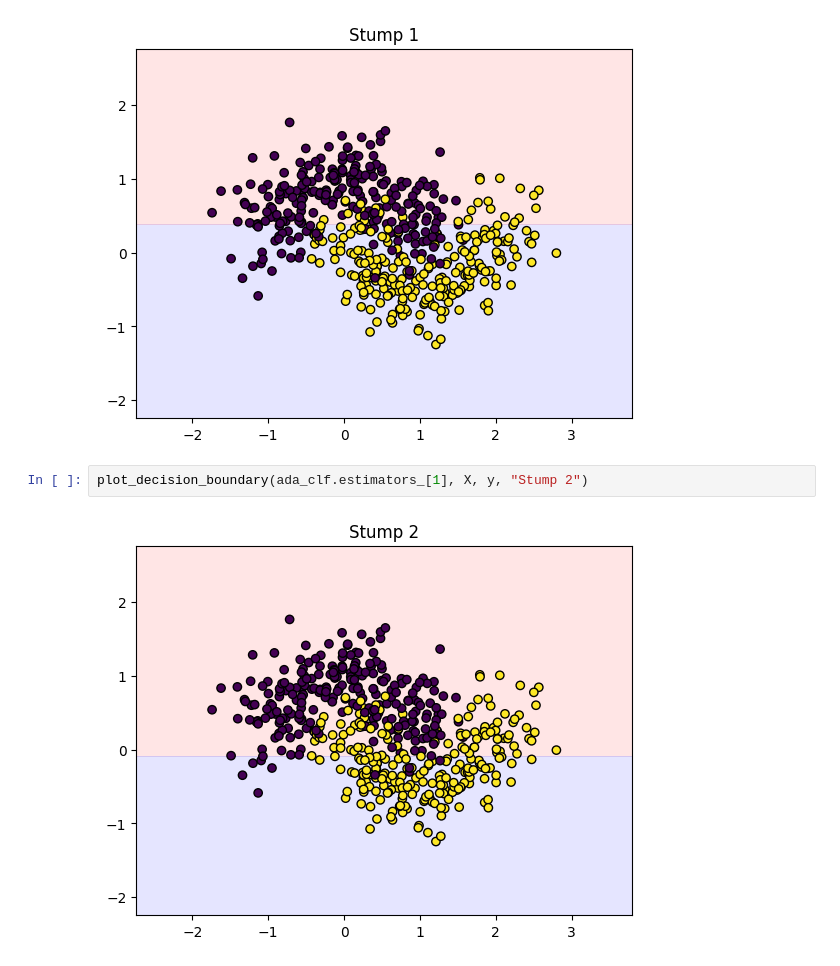
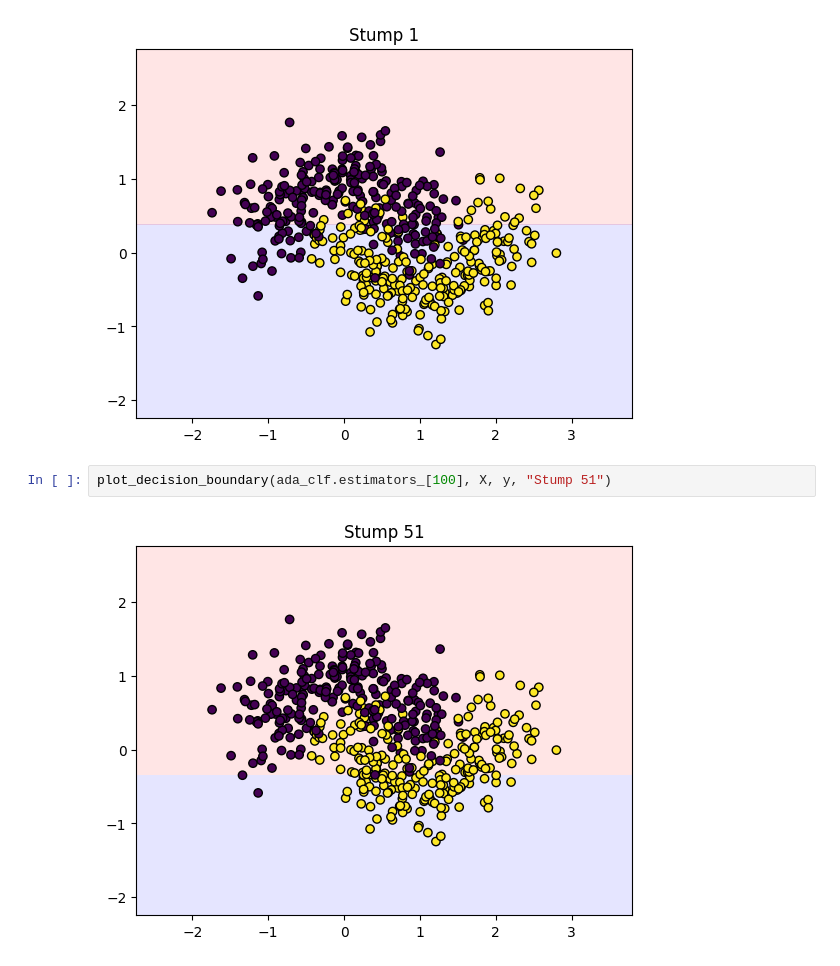
Before and after one commit to opendroid/ml, a Jupyter notebook: ensemble/ex02_ada_boost.ipynb, the cells around one changed output. Drawn from its saved outputs; the diff is of its cells as text.

```diff
--- a/ensemble/ex02_ada_boost.ipynb
+++ b/ensemble/ex02_ada_boost.ipynb
@@ -109,6 +109,6 @@ plot_decision_boundary(ada_clf.estimators_[0], X, y, "Stump 1")
 # %% [output]
 [figure]
 # %%
-plot_decision_boundary(ada_clf.estimators_[1], X, y, "Stump 2")
+plot_decision_boundary(ada_clf.estimators_[100], X, y, "Stump 51")
 # %% [output]
-[figure, old version]
+[figure, new version]
```
Also changed, not shown: 1 other file.
